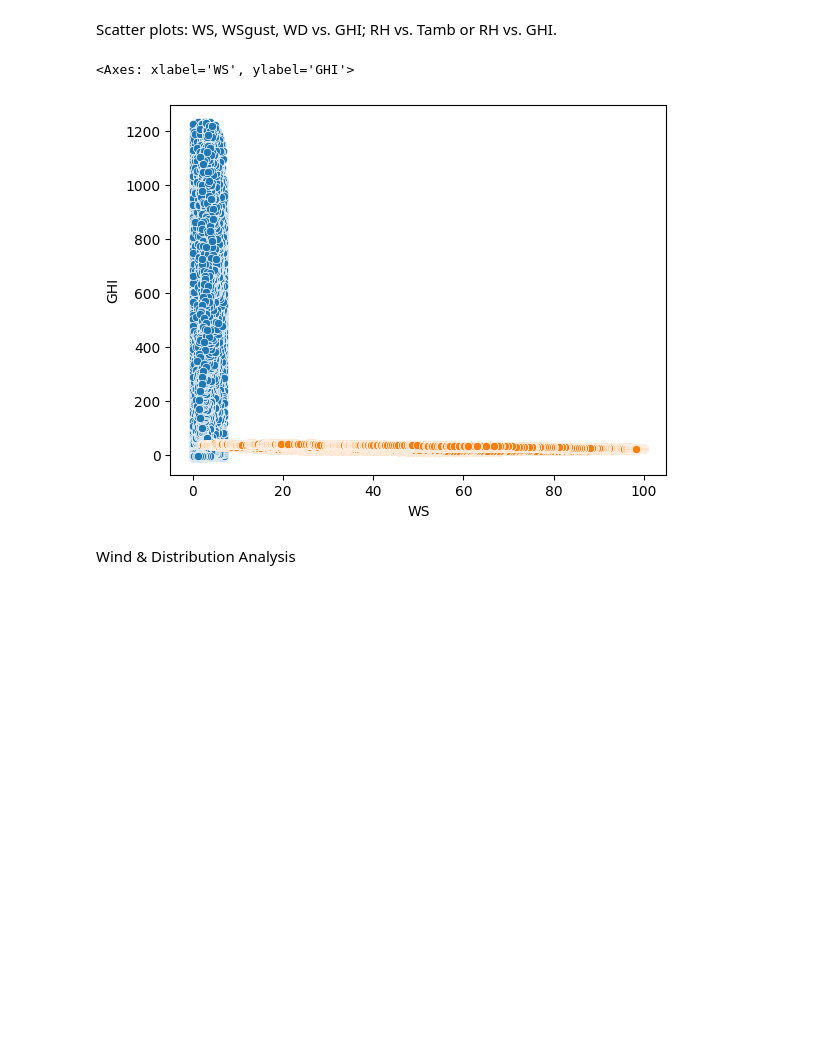
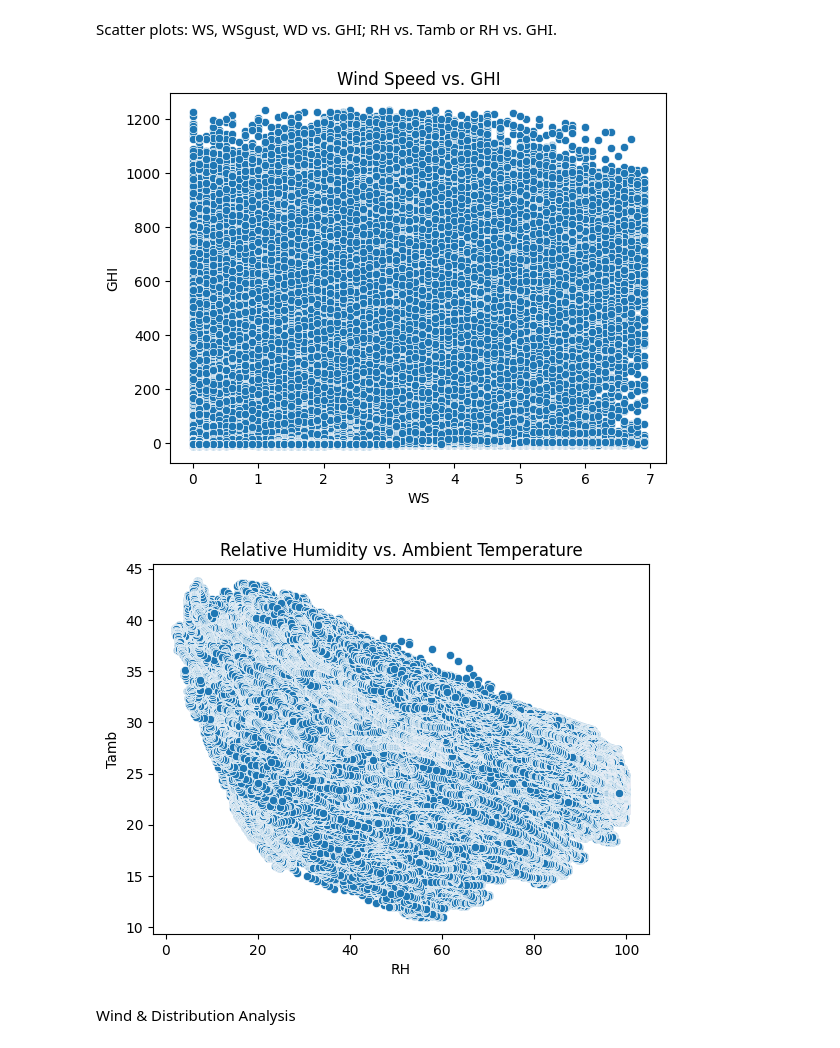
Before and after one commit to Addisu22/solar-challenge-week1, a Jupyter notebook: notebooks/Benin_eda.ipynb, the cells around one changed output. Saved outputs shown, nothing was run; the diff lists cells and outputs as text; code cells hidden in the pictures; blank space fills up the shorter version.

```diff
--- a/notebooks/Benin_eda.ipynb
+++ b/notebooks/Benin_eda.ipynb
@@ -157,7 +160,8 @@ memory usage: 79.5 MB
 **Time Series Analysis**
 # %%
 # Line plots
-df_clean.set_index("Timestamp")[["GHI", "DNI", "DHI", "Tamb"]].plot(figsize=(14, 5))
-plt.title("Solar Irradiance and Temperature over Time")
+plt.figure(figsize=(12, 5))
+df_clean.set_index("Timestamp")[["GHI", "DNI", "DHI", "Tamb"]].plot(subplots=True)
+plt.suptitle("Time Series of Solar and Temperature Metrics")
 plt.show()
 # %% [output]
@@ -188,10 +199,15 @@ plt.show()
 Scatter plots: WS, WSgust, WD vs. GHI; RH vs. Tamb or RH vs. GHI.
 # %%
 sns.scatterplot(x="WS", y="GHI", data=df_clean)
+plt.title("Wind Speed vs. GHI")
+plt.show()
+
 sns.scatterplot(x="RH", y="Tamb", data=df_clean)
+plt.title("Relative Humidity vs. Ambient Temperature")
+plt.show()
 # %% [output]
-<Axes: xlabel='WS', ylabel='GHI'>
-[figure, old version]
+[figure, new version]
+[figure, added]
 # %% [markdown]
 Wind & Distribution Analysis
 # %%
```
Also changed, not shown: parts of 13 cells of this notebook.
